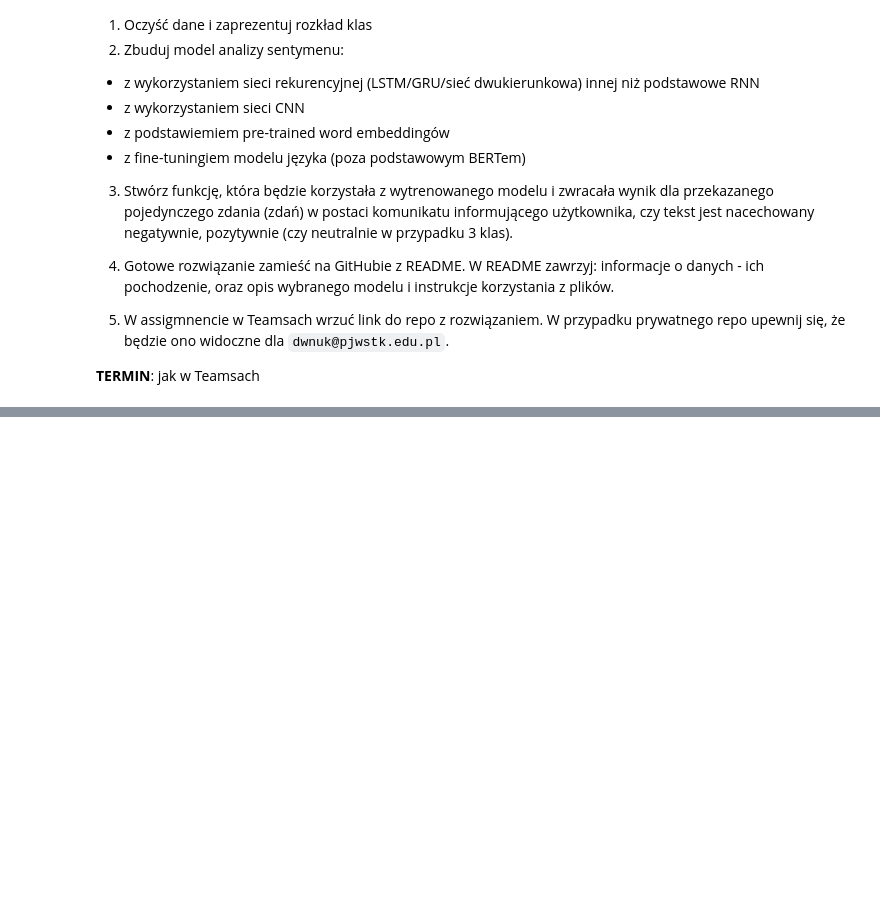
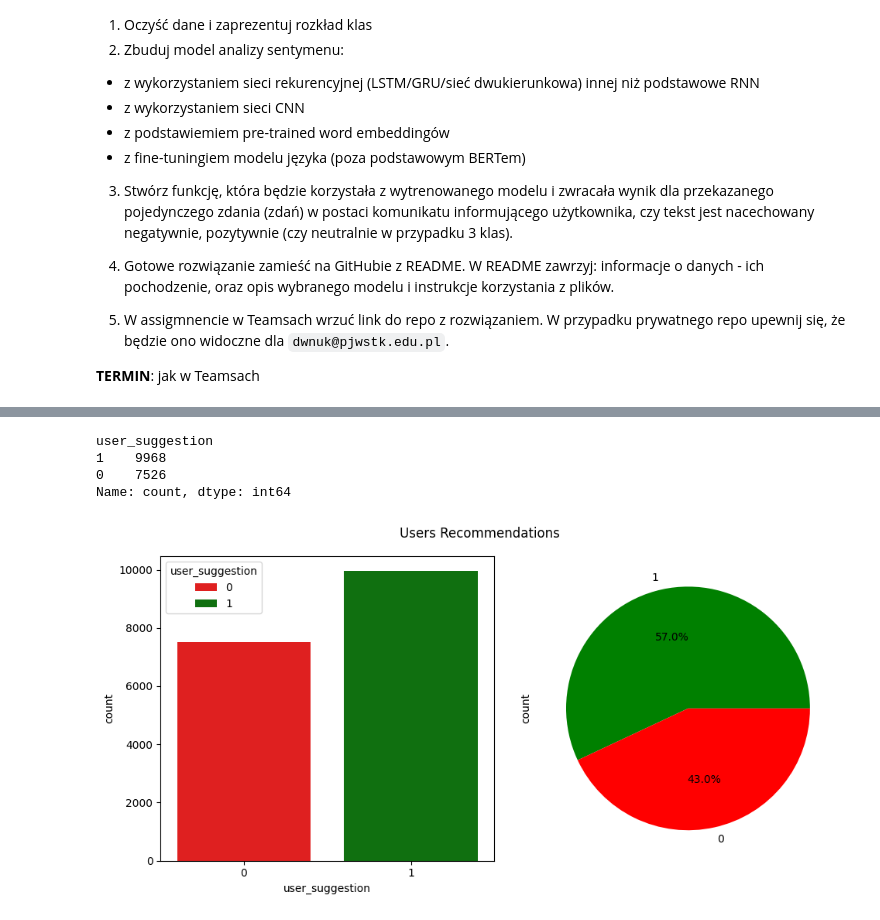
Before and after one commit to michal-uszko/zum_nlp_project, a Jupyter notebook: NLP_praca_domowa.ipynb, the cells around one changed output, grey strips where cells are left out. Drawn from its saved outputs; the diff is of its cells as text; code cells hidden in the pictures; blank space fills up the shorter version.

```diff
--- a/NLP_praca_domowa.ipynb
+++ b/NLP_praca_domowa.ipynb
@@ -47,0 +27,3 @@ CUDA version PyTorch is using: 12.1
+# %%
+reviews = pd.read_csv("data/steam_reviews.csv")
+games_overiews = pd.read_csv("data/game_overview.csv")
@@ -47,0 +64,3 @@ CUDA version PyTorch is using: 12.1
+# %%
+df = reviews[['user_review', 'user_suggestion']]
+df
@@ -47,0 +81,18 @@ CUDA version PyTorch is using: 12.1
+# %%
+df['user_suggestion'].value_counts()
+# %% [output]
+user_suggestion
+1    9968
+0    7526
+Name: count, dtype: int64
+# %%
+color_dict = {0: "red", 1: "green"}
+
+fig, axs = plt.subplots(1, 2, figsize=(10, 5))
+
+sns.countplot(x='user_suggestion', data=df, hue='user_suggestion', palette=[color_dict[0], color_dict[1]], ax=axs[0])
+df['user_suggestion'].value_counts().plot.pie(autopct='%1.1f%%', colors=[color_dict[1], color_dict[0]], ax=axs[1])
+fig.suptitle('Users Recommendations')
+plt.tight_layout()
+# %% [output]
+[figure, added]
```
Also changed, not shown: parts of 22 cells of this notebook.
